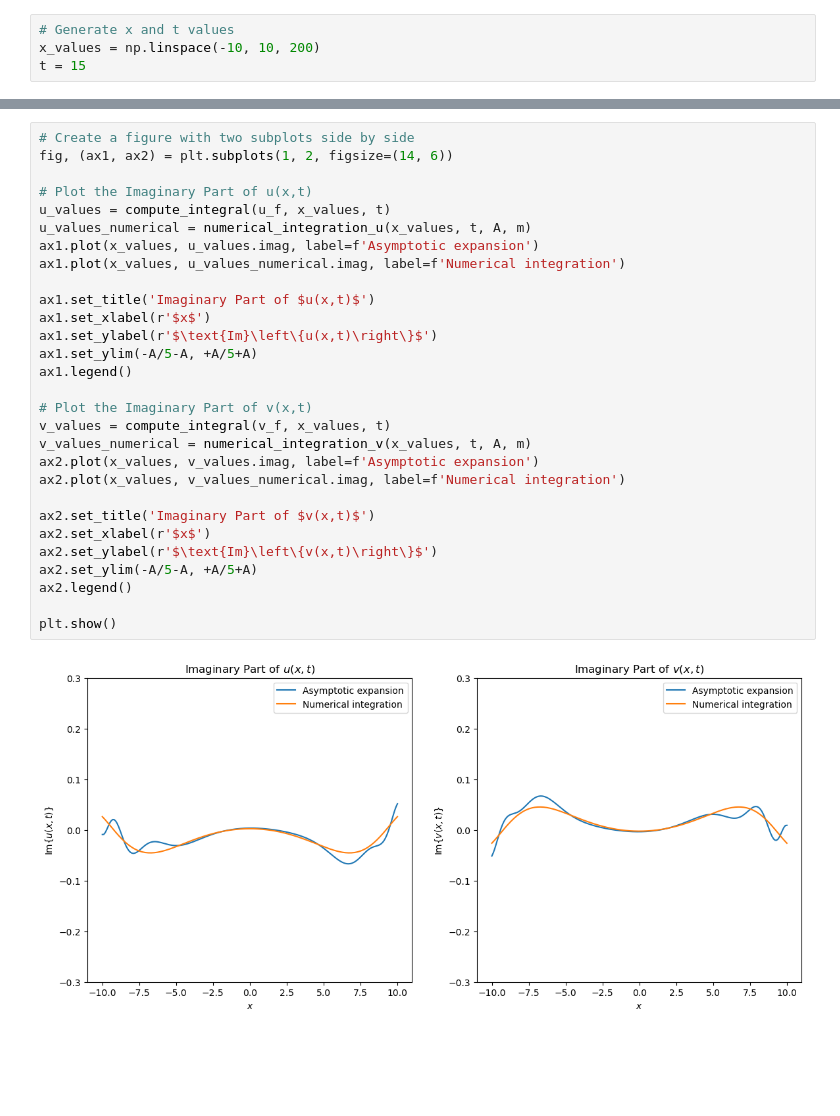
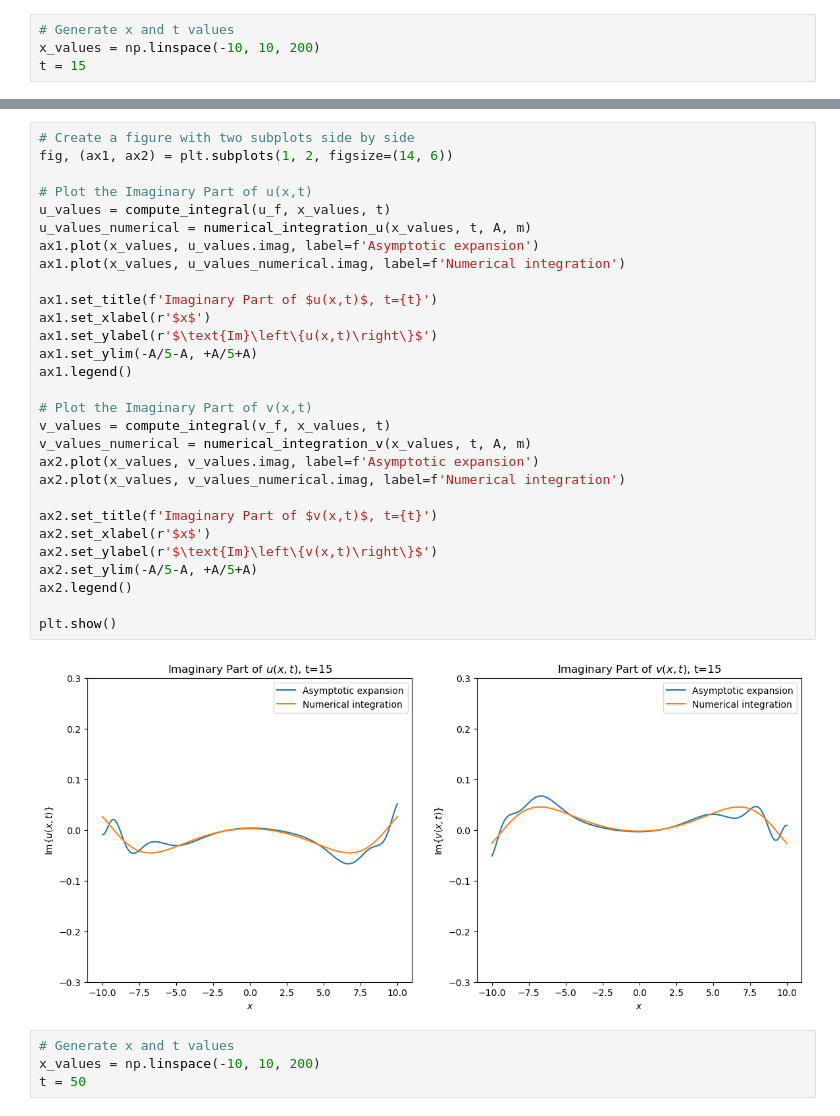
Before and after one commit to brenttsss/mathematical-physics, a Jupyter notebook: Task 2/asymptotic_expansion.ipynb, the cells around one changed output, grey strips where cells are left out. Cells and saved outputs as stored; diff of their text form; blank space fills up the shorter version.

```diff
--- a/Task 2/asymptotic_expansion.ipynb
+++ b/Task 2/asymptotic_expansion.ipynb
@@ -176,31 +176,35 @@ plt.show()
 # %%
 # Create a figure with two subplots side by side
 fig, (ax1, ax2) = plt.subplots(1, 2, figsize=(14, 6))
 
 # Plot the Imaginary Part of u(x,t)
 u_values = compute_integral(u_f, x_values, t)
 u_values_numerical = numerical_integration_u(x_values, t, A, m)
 ax1.plot(x_values, u_values.imag, label=f'Asymptotic expansion')
 ax1.plot(x_values, u_values_numerical.imag, label=f'Numerical integration')
 
-ax1.set_title('Imaginary Part of $u(x,t)$')
+ax1.set_title(f'Imaginary Part of $u(x,t)$, t={t}')
 ax1.set_xlabel(r'$x$')
 ax1.set_ylabel(r'$\text{Im}\left\{u(x,t)\right\}$')
 ax1.set_ylim(-A/5-A, +A/5+A)
 ax1.legend()
 
 # Plot the Imaginary Part of v(x,t)
 v_values = compute_integral(v_f, x_values, t)
 v_values_numerical = numerical_integration_v(x_values, t, A, m)
 ax2.plot(x_values, v_values.imag, label=f'Asymptotic expansion')
 ax2.plot(x_values, v_values_numerical.imag, label=f'Numerical integration')
 
-ax2.set_title('Imaginary Part of $v(x,t)$')
+ax2.set_title(f'Imaginary Part of $v(x,t)$, t={t}')
 ax2.set_xlabel(r'$x$')
 ax2.set_ylabel(r'$\text{Im}\left\{v(x,t)\right\}$')
 ax2.set_ylim(-A/5-A, +A/5+A)
 ax2.legend()
 
 plt.show()
 # %% [output]
-[figure, old version]
+[figure, new version]
+# %%
+# Generate x and t values
+x_values = np.linspace(-10, 10, 200)
+t = 50
```
Also changed, not shown: parts of 5 cells of this notebook, 2 other files.
